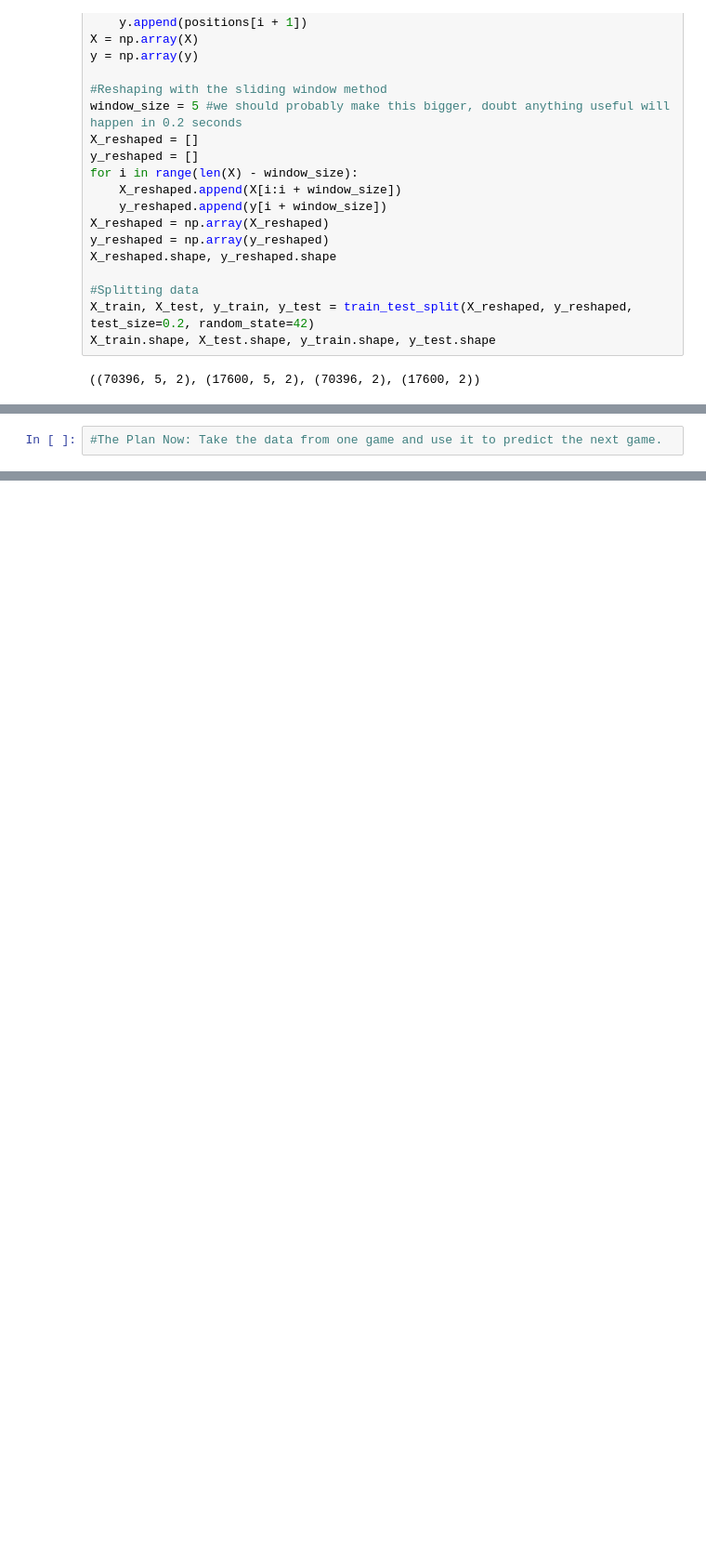
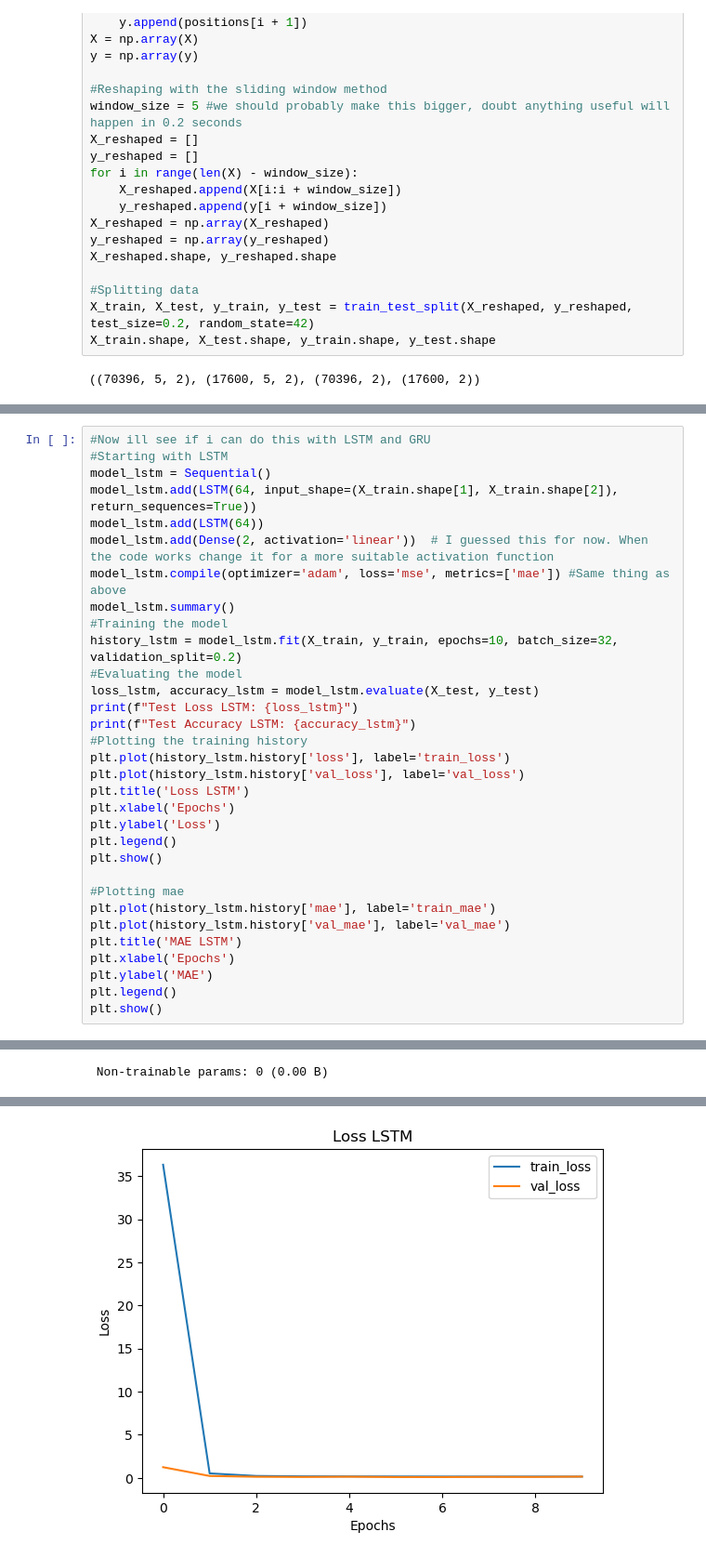
Before and after one commit to adiguzeldeniz/ekip_makine, a Jupyter notebook: Position NN single game.ipynb, the cells around one changed output, grey strips where cells are left out. Shown at 93% size. Cells and saved outputs as stored; diff of their text form; blank space fills up the shorter version.

```diff
--- a/Position NN single game.ipynb
+++ b/Position NN single game.ipynb
@@ -131,2 +150,33 @@ Test Accuracy: 0.1124022901058197
 # %%
-#The Plan Now: Take the data from one game and use it to predict the next game.
+#Now ill see if i can do this with LSTM and GRU
+#Starting with LSTM
+model_lstm = Sequential()
+model_lstm.add(LSTM(64, input_shape=(X_train.shape[1], X_train.shape[2]), return_sequences=True))
+model_lstm.add(LSTM(64))
+model_lstm.add(Dense(2, activation='linear'))  # I guessed this for now. When the code works change it for a more suitable activation function
+model_lstm.compile(optimizer='adam', loss='mse', metrics=['mae']) #Same thing as above
+model_lstm.summary()
+#Training the model
+history_lstm = model_lstm.fit(X_train, y_train, epochs=10, batch_size=32, validation_split=0.2)
+#Evaluating the model
+loss_lstm, accuracy_lstm = model_lstm.evaluate(X_test, y_test)
+print(f"Test Loss LSTM: {loss_lstm}")
+print(f"Test Accuracy LSTM: {accuracy_lstm}")
+#Plotting the training history
+plt.plot(history_lstm.history['loss'], label='train_loss')
+plt.plot(history_lstm.history['val_loss'], label='val_loss')
+plt.title('Loss LSTM')
+plt.xlabel('Epochs')
+plt.ylabel('Loss')
+plt.legend()
+plt.show()
+
+#Plotting mae
+plt.plot(history_lstm.history['mae'], label='train_mae')
+plt.plot(history_lstm.history['val_mae'], label='val_mae')
+plt.title('MAE LSTM')
+plt.xlabel('Epochs')
+plt.ylabel('MAE')
+plt.legend()
+plt.show()
+# %% [output]
@@ -132,0 +195 @@ Test Accuracy: 0.1124022901058197
+ Non-trainable params: 0 (0.00 B)
@@ -132,0 +213 @@ Test Accuracy: 0.1124022901058197
+[figure, added]
```
Also changed, not shown: parts of 6 cells of this notebook.
